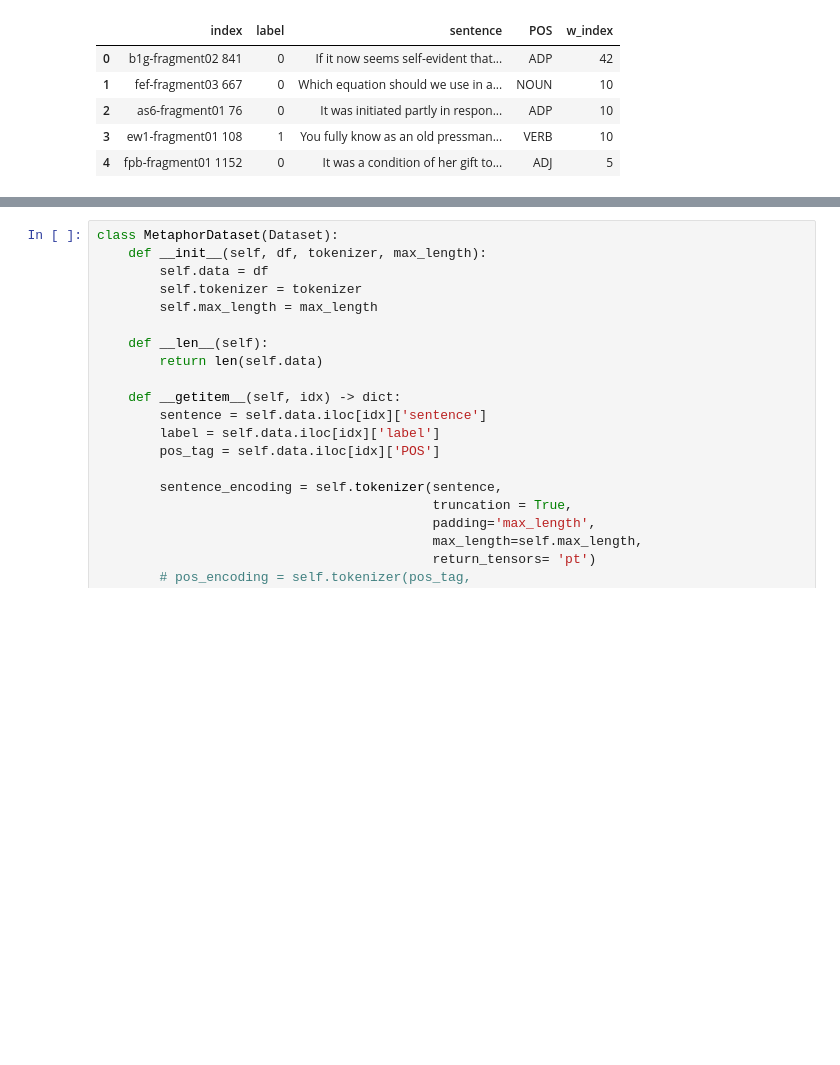
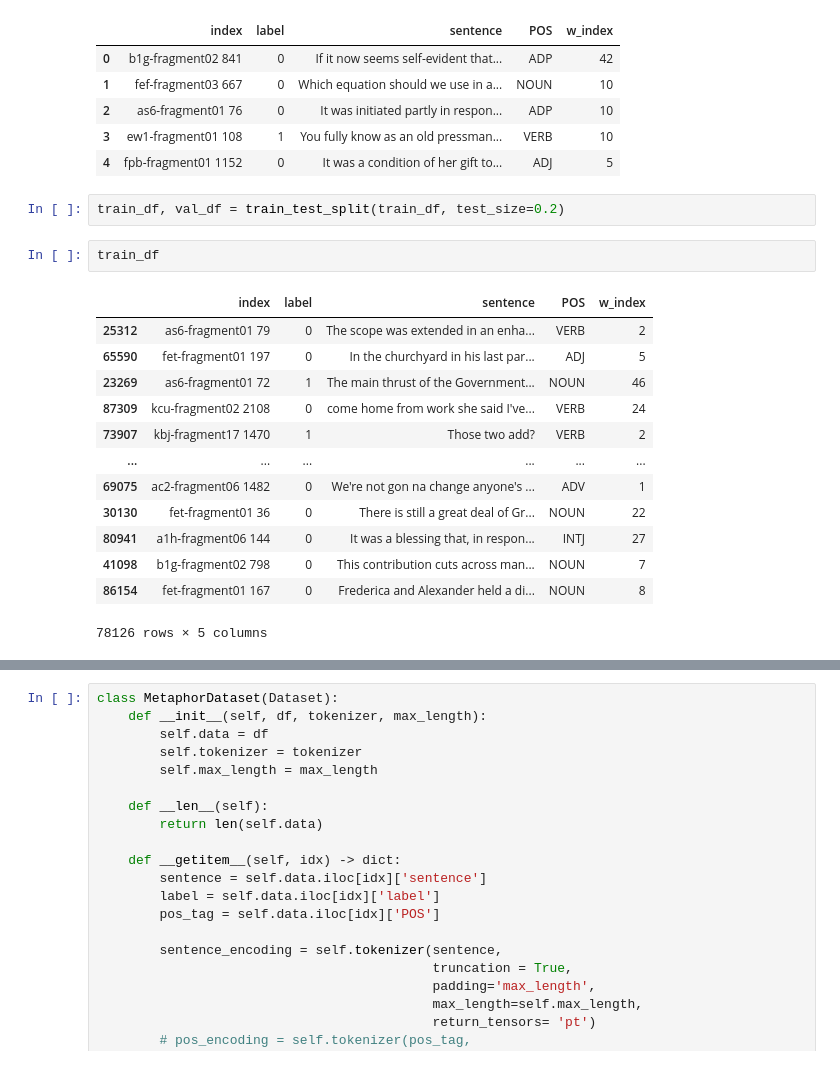
Before and after one commit to kohlivrinda/metaphor-detection, a Jupyter notebook: notebooks/distilbert.ipynb, the cells around one changed output, grey strips where cells are left out. Cells and saved outputs as stored; diff of their text form; blank space fills up the shorter version.

```diff
--- a/notebooks/distilbert.ipynb
+++ b/notebooks/distilbert.ipynb
@@ -34,3 +37,21 @@ train_df.head()
 | 2 | as6-fragment01 76 | 0 | It was initiated partly in respon... | ADP | 10 |
 | 3 | ew1-fragment01 108 | 1 | You fully know as an old pressman... | VERB | 10 |
 | 4 | fpb-fragment01 1152 | 0 | It was a condition of her gift to... | ADJ | 5 |
+# %%
+train_df, val_df = train_test_split(train_df, test_size=0.2)
+# %%
+train_df
+# %% [output]
+|  | index | label | sentence | POS | w_index |
+| 25312 | as6-fragment01 79 | 0 | The scope was extended in an enha... | VERB | 2 |
+| 65590 | fet-fragment01 197 | 0 | In the churchyard in his last par... | ADJ | 5 |
+| 23269 | as6-fragment01 72 | 1 | The main thrust of the Government... | NOUN | 46 |
+| 87309 | kcu-fragment02 2108 | 0 | come home from work she said I've... | VERB | 24 |
+| 73907 | kbj-fragment17 1470 | 1 | Those two add? | VERB | 2 |
+| ... | ... | ... | ... | ... | ... |
+| 69075 | ac2-fragment06 1482 | 0 | We're not gon na change anyone's ... | ADV | 1 |
+| 30130 | fet-fragment01 36 | 0 | There is still a great deal of Gr... | NOUN | 22 |
+| 80941 | a1h-fragment06 144 | 0 | It was a blessing that, in respon... | INTJ | 27 |
+| 41098 | b1g-fragment02 798 | 0 | This contribution cuts across man... | NOUN | 7 |
+| 86154 | fet-fragment01 167 | 0 | Frederica and Alexander held a di... | NOUN | 8 |
+78126 rows × 5 columns
```
Also changed, not shown: parts of 11 cells of this notebook, 3 other files.
